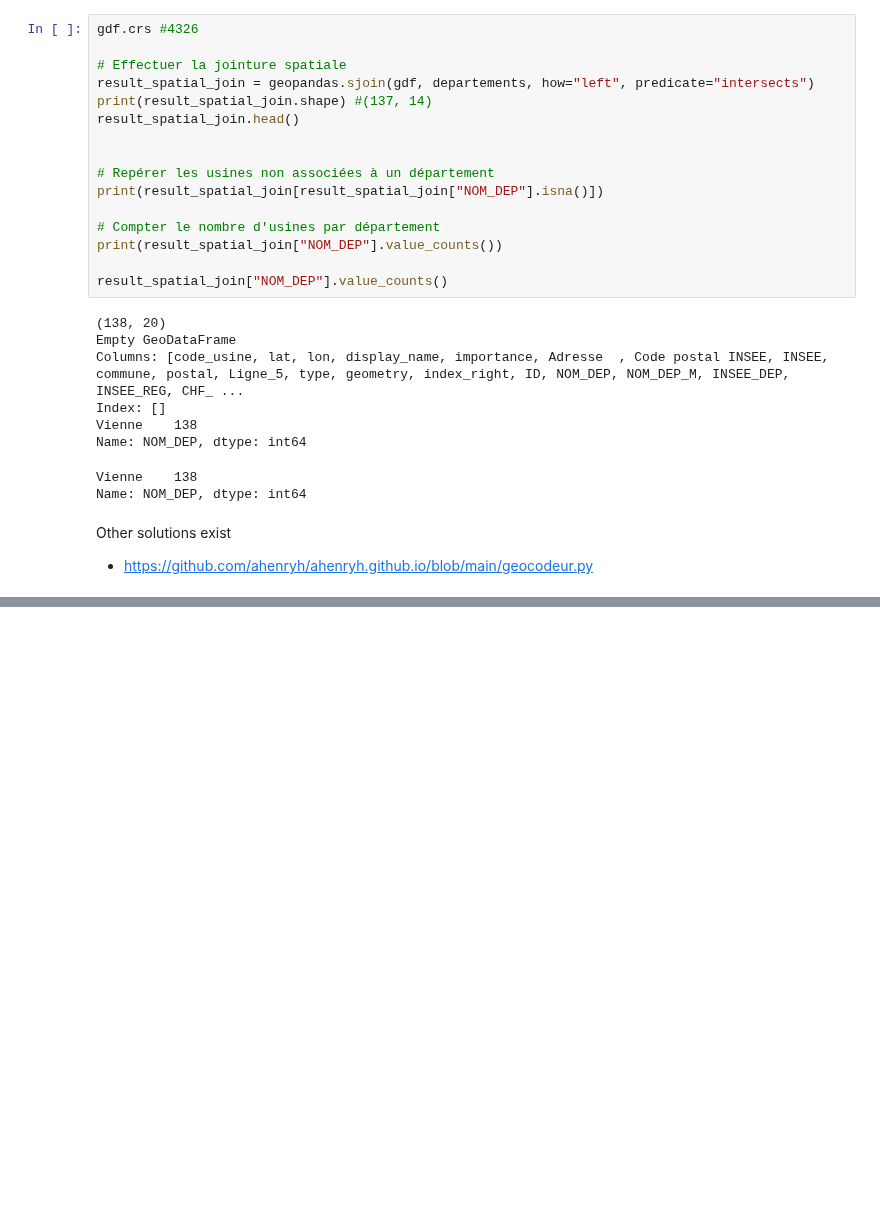
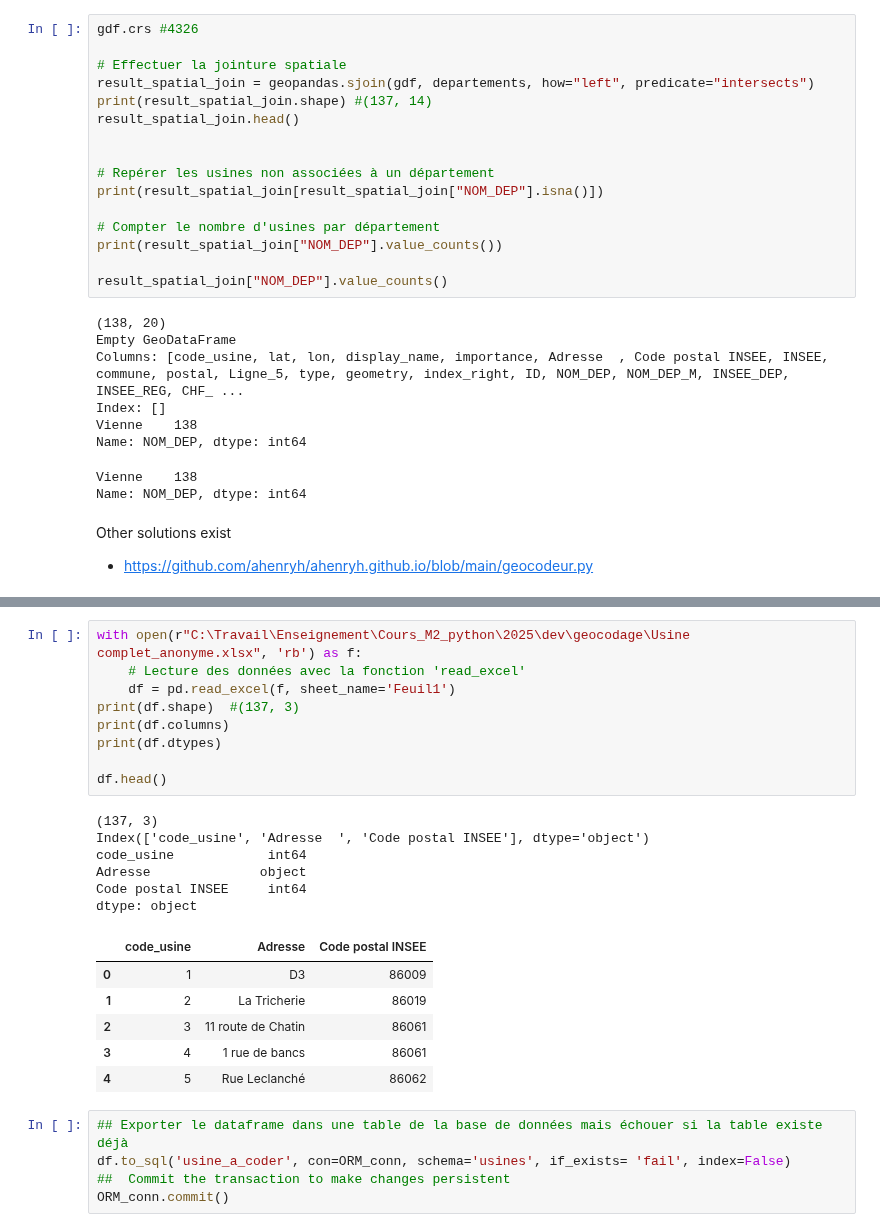
Before and after one commit to cplumejeaud/M2_python, a Jupyter notebook: notebooks/10_geocoding.ipynb, the cells around one changed output, grey strips where cells are left out. Drawn from its saved outputs; the diff is of its cells as text; blank space fills up the shorter version.

```diff
--- a/notebooks/10_geocoding.ipynb
+++ b/notebooks/10_geocoding.ipynb
@@ -743,0 +803,27 @@ Other solutions exist
+# %%
+with open(r"C:\Travail\Enseignement\Cours_M2_python\2025\dev\geocodage\Usine complet_anonyme.xlsx", 'rb') as f:
+    # Lecture des données avec la fonction 'read_excel'
+    df = pd.read_excel(f, sheet_name='Feuil1')
+print(df.shape)  #(137, 3)
+print(df.columns)
+print(df.dtypes)
+
+df.head()
+# %% [output]
+(137, 3)
+Index(['code_usine', 'Adresse  ', 'Code postal INSEE'], dtype='object')
+code_usine            int64
+Adresse              object
+Code postal INSEE     int64
+dtype: object
+|  | code_usine | Adresse | Code postal INSEE |
+| 0 | 1 | D3 | 86009 |
+| 1 | 2 | La Tricherie | 86019 |
+| 2 | 3 | 11 route de Chatin | 86061 |
+| 3 | 4 | 1 rue de bancs | 86061 |
+| 4 | 5 | Rue Leclanché | 86062 |
+# %%
+## Exporter le dataframe dans une table de la base de données mais échouer si la table existe déjà
+df.to_sql('usine_a_coder', con=ORM_conn, schema='usines', if_exists= 'fail', index=False)
+##  Commit the transaction to make changes persistent
+ORM_conn.commit()
```
Also changed, not shown: parts of 41 cells of this notebook.
